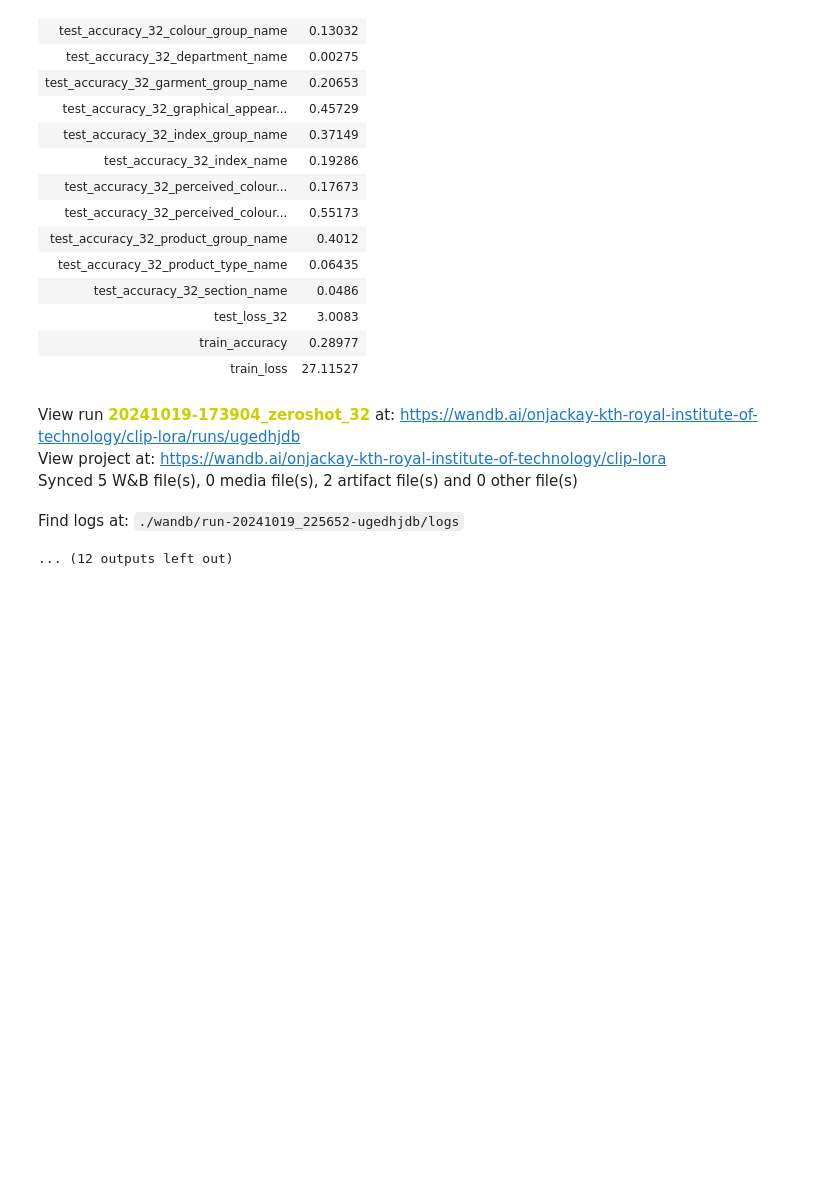
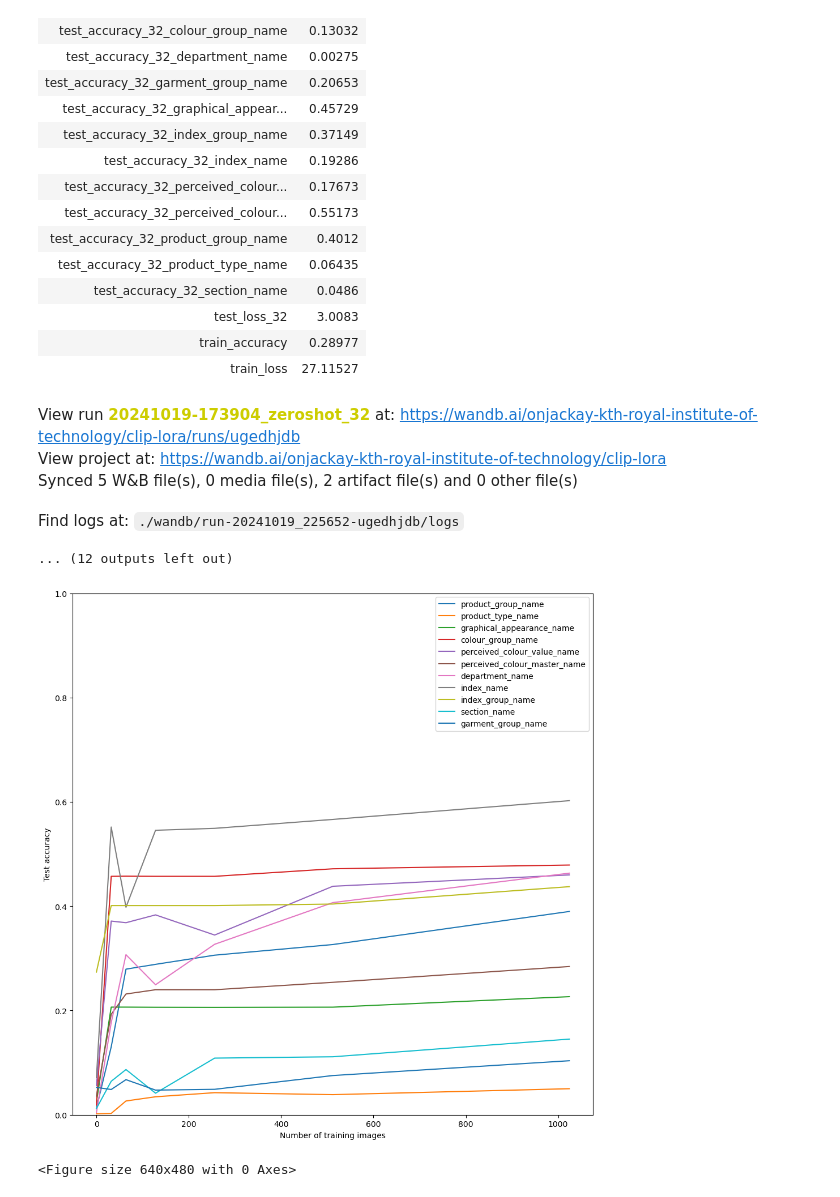
Before and after one commit to LP-Tobias/DD2430_HM_fine-tuning_VLM, a Jupyter notebook: clip-lora-multihead-zeroshot.ipynb, the cells around one changed output. Cells and saved outputs as stored; diff of their text form; code cells hidden in the pictures; blank space fills up the shorter version.

Commit message:
add plot for few shot experiment

```diff
--- a/clip-lora-multihead-zeroshot.ipynb
+++ b/clip-lora-multihead-zeroshot.ipynb
@@ -492,3 +492,36 @@ View project at: https://wandb.ai/onjackay-kth-royal-institute-of-technology/cli
 Synced 5 W&B file(s), 0 media file(s), 2 artifact file(s) and 0 other file(s)
 Find logs at: ./wandb/run-20241019_225652-ugedhjdb/logs
 ... (12 outputs left out)
+# %%
+import matplotlib.pyplot as plt
+import numpy as np
+
+test_acc = []
+test_acc.append([0.0129, 0.0021, 0.02467, 0.01879, 0.05599, 0.03597, 0.00417, 0.07137, 0.2737, 0.01224, 0.05258])
+test_acc.append([0.1303, 0.00275, 0.20653, 0.45729, 0.37149, 0.19286, 0.17673, 0.55173, 0.4012, 0.06435, 0.0486])
+test_acc.append([0.27933, 0.02658, 0.20653, 0.45757, 0.36836, 0.23168, 0.30704, 0.39806, 0.4012, 0.08685, 0.06748])
+test_acc.append([0.28853, 0.03464, 0.20625, 0.45729, 0.38335, 0.23984, 0.24943, 0.54556, 0.4012, 0.04157, 0.04746])
+test_acc.append([0.30609, 0.04252, 0.20606, 0.45729, 0.34472, 0.23984, 0.32697, 0.54926, 0.4012, 0.10877, 0.04897])
+test_acc.append([0.3265, 0.03872, 0.20644, 0.47172, 0.43821, 0.25408, 0.40689, 0.56634, 0.40414, 0.11133, 0.07536])
+test_acc.append([0.3899, 0.05011, 0.22656, 0.47893, 0.45995, 0.28436, 0.46336, 0.60232, 0.43745, 0.14522, 0.10374])
+test_acc = np.array(test_acc)
+
+train_image_counts = np.array([0, 32, 64, 128, 256, 512, 1024])
+class_names = ['product_group_name', 'product_type_name', 'graphical_appearance_name', 'colour_group_name', 'perceived_colour_value_name', 'perceived_colour_master_name', 'department_name', 'index_name', 'index_group_name', 'section_name', 'garment_group_name']
+
+plt.figure(figsize=(10, 10))
+for i in range(11):
+    plt.plot(train_image_counts, test_acc[:, i], label=class_names[i])
+plt.legend()
+plt.xlabel('Number of training images')
+plt.ylabel('Test accuracy')
+plt.ylim(0, 1.0)
+# plt.xscale('log')
+plt.tight_layout()
+plt.show()
+
+# save the plot
+plt.savefig('plot.png')
+# %% [output]
+[figure, added]
+<Figure size 640x480 with 0 Axes>
```
